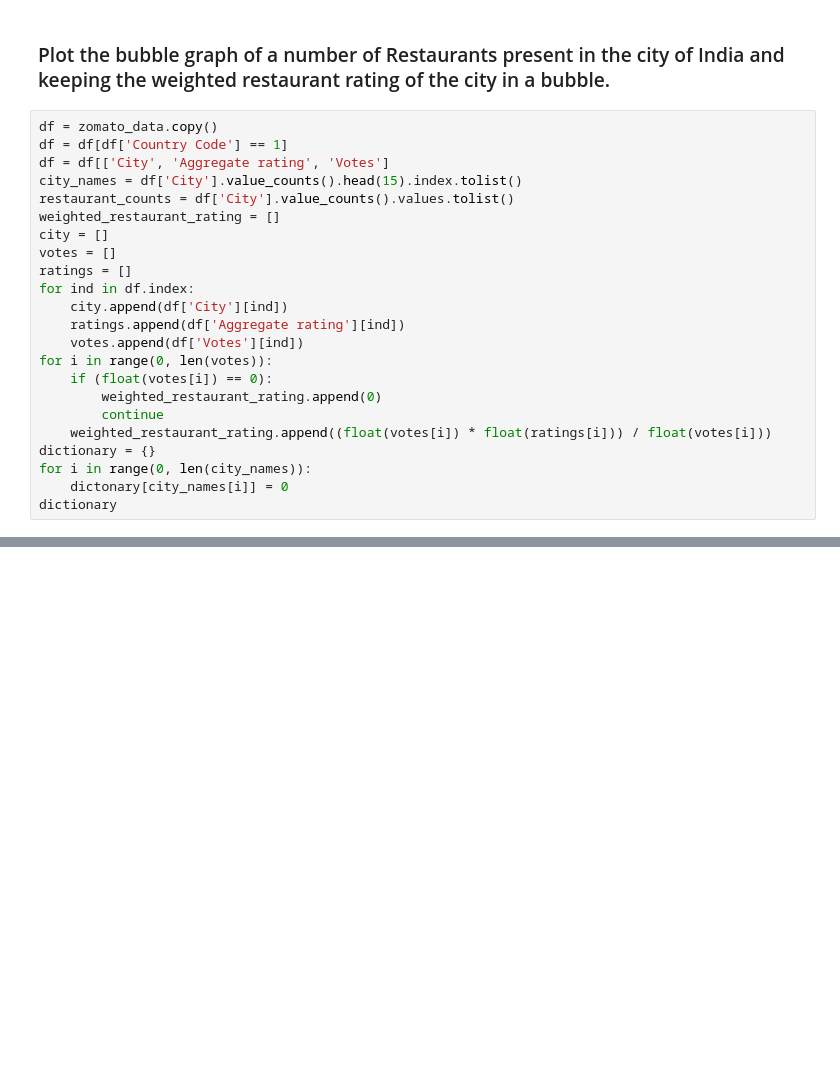
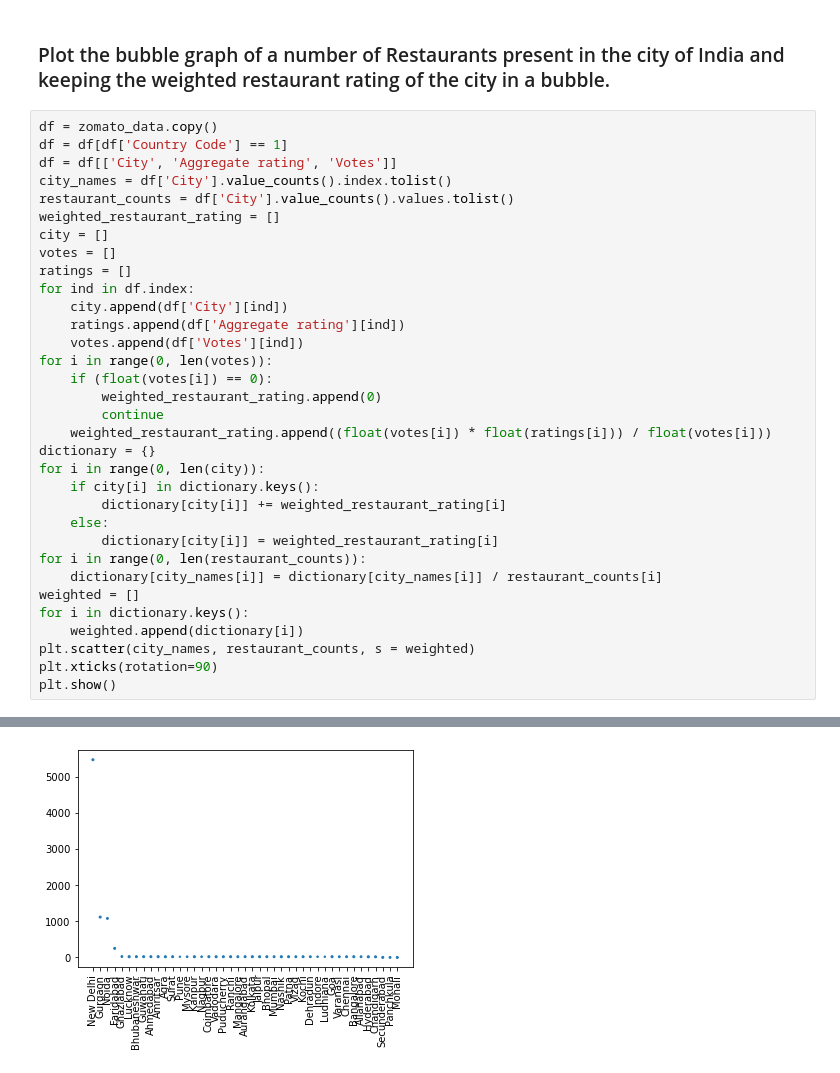
Before and after one commit to pradnyesh45/Zomato-API, a Jupyter notebook: Zomato API - II.ipynb, the cells around one changed output, grey strips where cells are left out. Drawn from its saved outputs; the diff is of its cells as text; blank space fills up the shorter version.

```diff
--- a/Zomato API - II.ipynb
+++ b/Zomato API - II.ipynb
@@ -375,8 +375,8 @@ plt.show()
 # %%
 df = zomato_data.copy()
 df = df[df['Country Code'] == 1]
-df = df[['City', 'Aggregate rating', 'Votes']
-city_names = df['City'].value_counts().head(15).index.tolist()
+df = df[['City', 'Aggregate rating', 'Votes']]
+city_names = df['City'].value_counts().index.tolist()
 restaurant_counts = df['City'].value_counts().values.tolist()
 weighted_restaurant_rating = []
 city = []
@@ -392,7 +392,17 @@ for i in range(0, len(votes)):
         continue
     weighted_restaurant_rating.append((float(votes[i]) * float(ratings[i])) / float(votes[i]))
 dictionary = {}
-for i in range(0, len(city_names)):
-    dictonary[city_names[i]] = 0
-dictionary
+for i in range(0, len(city)):
+    if city[i] in dictionary.keys():
+        dictionary[city[i]] += weighted_restaurant_rating[i]
+    else:
+        dictionary[city[i]] = weighted_restaurant_rating[i]
+for i in range(0, len(restaurant_counts)):
+    dictionary[city_names[i]] = dictionary[city_names[i]] / restaurant_counts[i]
+weighted = []
+for i in dictionary.keys():
+    weighted.append(dictionary[i])
+plt.scatter(city_names, restaurant_counts, s = weighted)
+plt.xticks(rotation=90)
+plt.show()
 # %% [output]
@@ -399,0 +409 @@ SyntaxError: invalid syntax (<ipython-input-123-d31aa2a989ed>, line 4)
+[figure, added]
```
Also changed, not shown: parts of 1 cell of this notebook.
